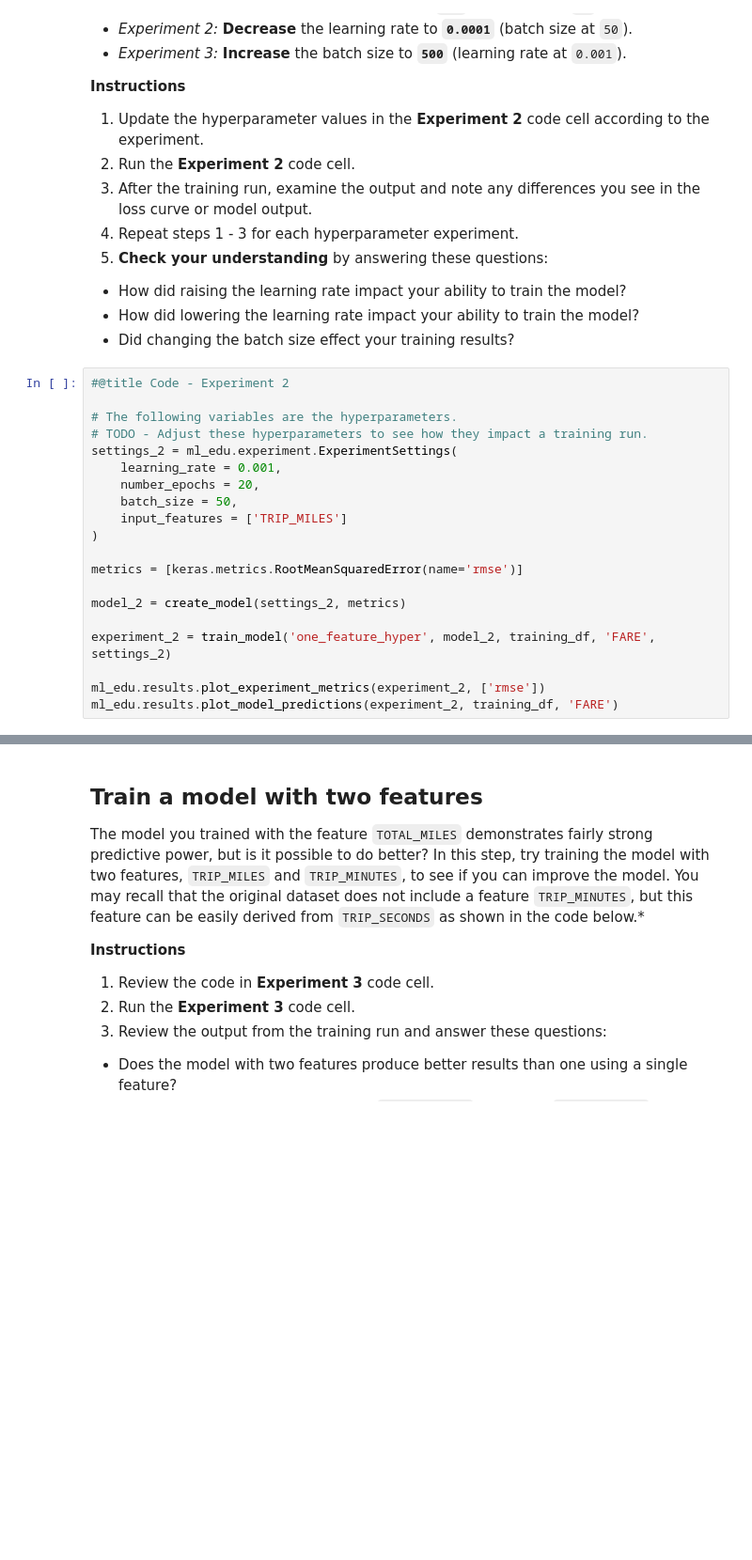
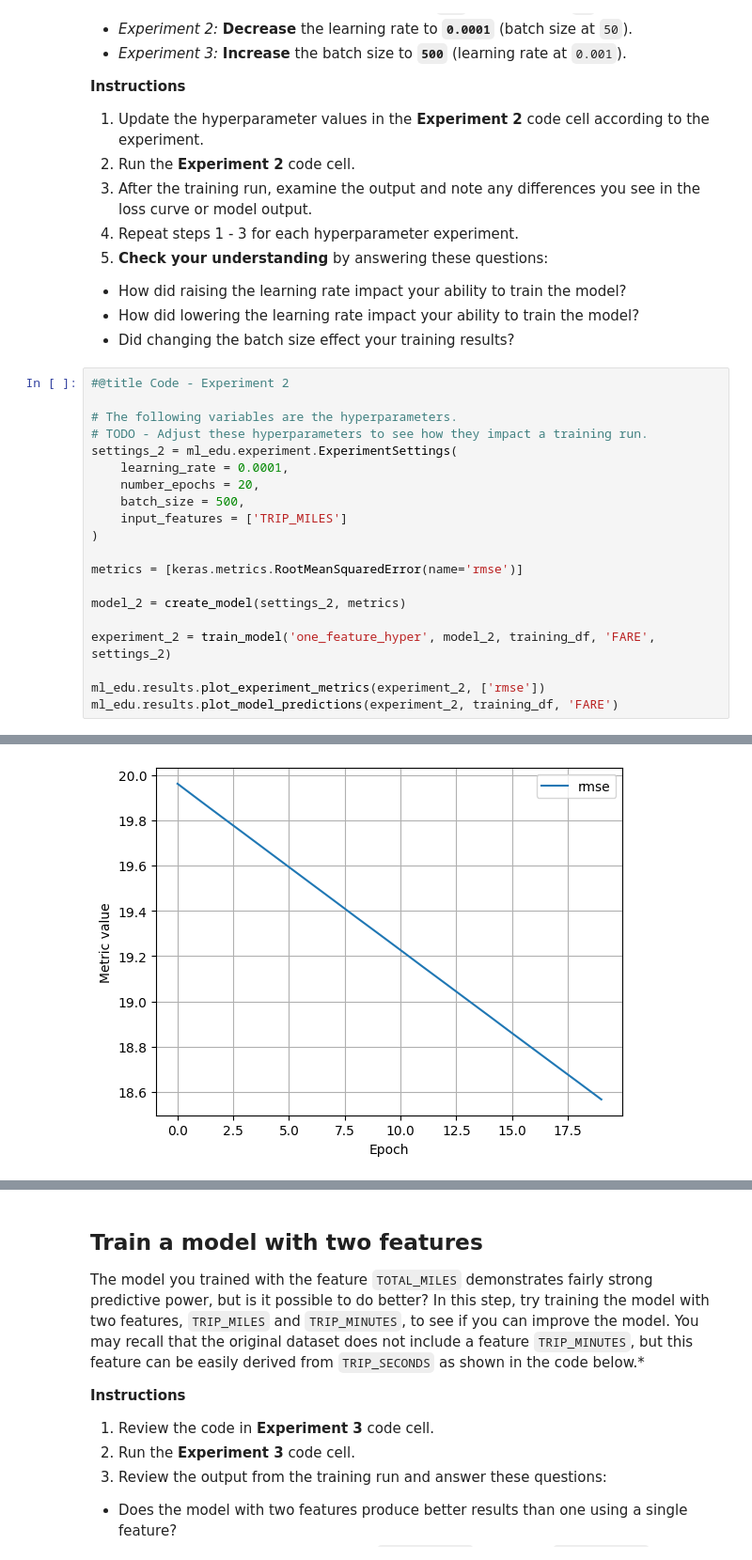
Before and after one commit to NekorinaWasTaken/ML, a Jupyter notebook: ml/cc/exercises/linear_regression_taxi.ipynb, the cells around one changed output, grey strips where cells are left out. Shown at 94% size. Drawn from its saved outputs; the diff is of its cells as text; blank space fills up the shorter version.

```diff
--- a/ml/cc/exercises/linear_regression_taxi.ipynb
+++ b/ml/cc/exercises/linear_regression_taxi.ipynb
@@ -364,9 +457,9 @@ It is common with machine learning to run multiple experiments to find the best
 # The following variables are the hyperparameters.
 # TODO - Adjust these hyperparameters to see how they impact a training run.
 settings_2 = ml_edu.experiment.ExperimentSettings(
-    learning_rate = 0.001,
+    learning_rate = 0.0001,
     number_epochs = 20,
-    batch_size = 50,
+    batch_size = 500,
     input_features = ['TRIP_MILES']
 )
 
@@ -378,3 +471,4 @@ experiment_2 = train_model('one_feature_hyper', model_2, training_df, 'FARE', se
 
 ml_edu.results.plot_experiment_metrics(experiment_2, ['rmse'])
 ml_edu.results.plot_model_predictions(experiment_2, training_df, 'FARE')
+# %% [output]
@@ -380,0 +493 @@ ml_edu.results.plot_model_predictions(experiment_2, training_df, 'FARE')
+[figure, added]
```
Also changed, not shown: parts of 24 cells of this notebook.
